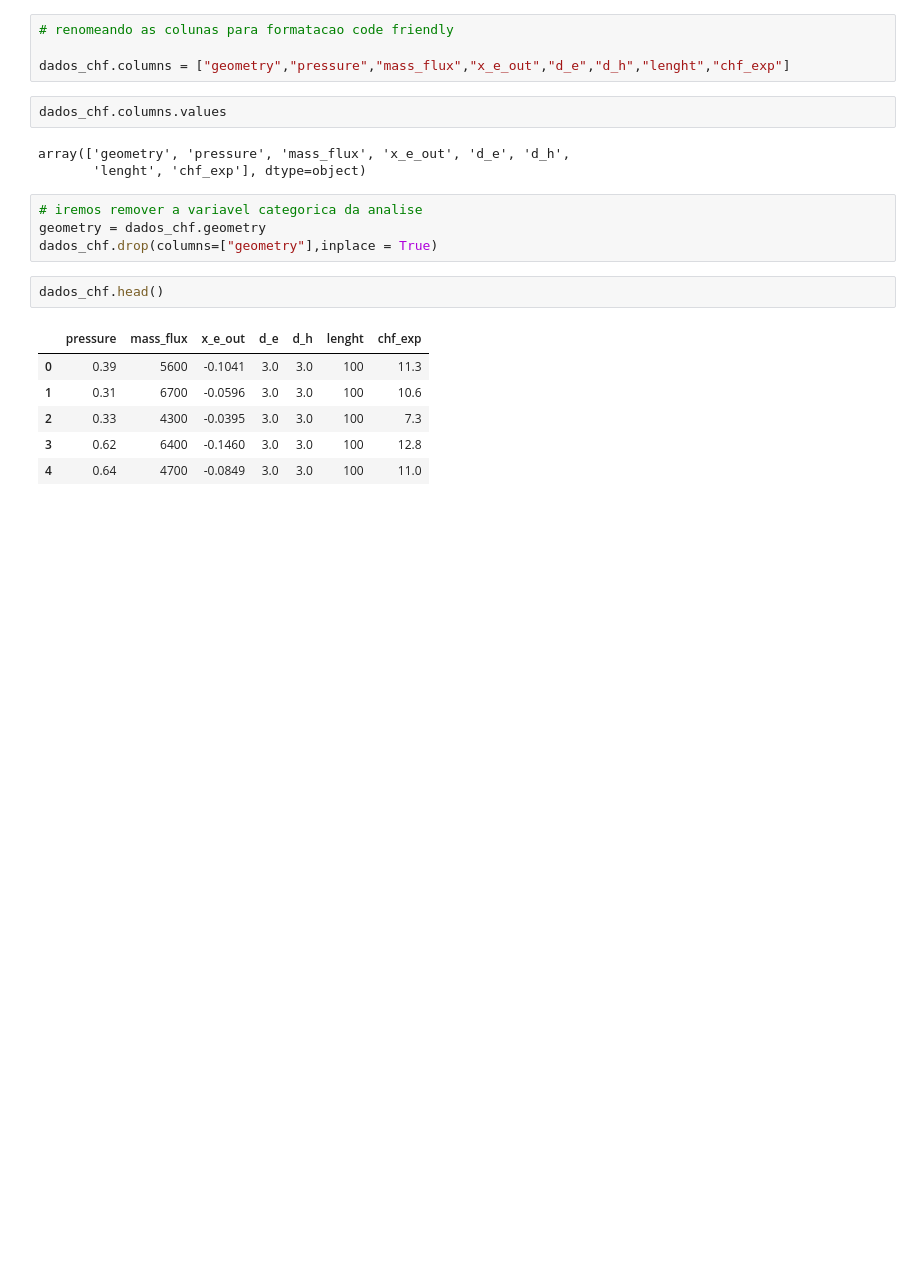
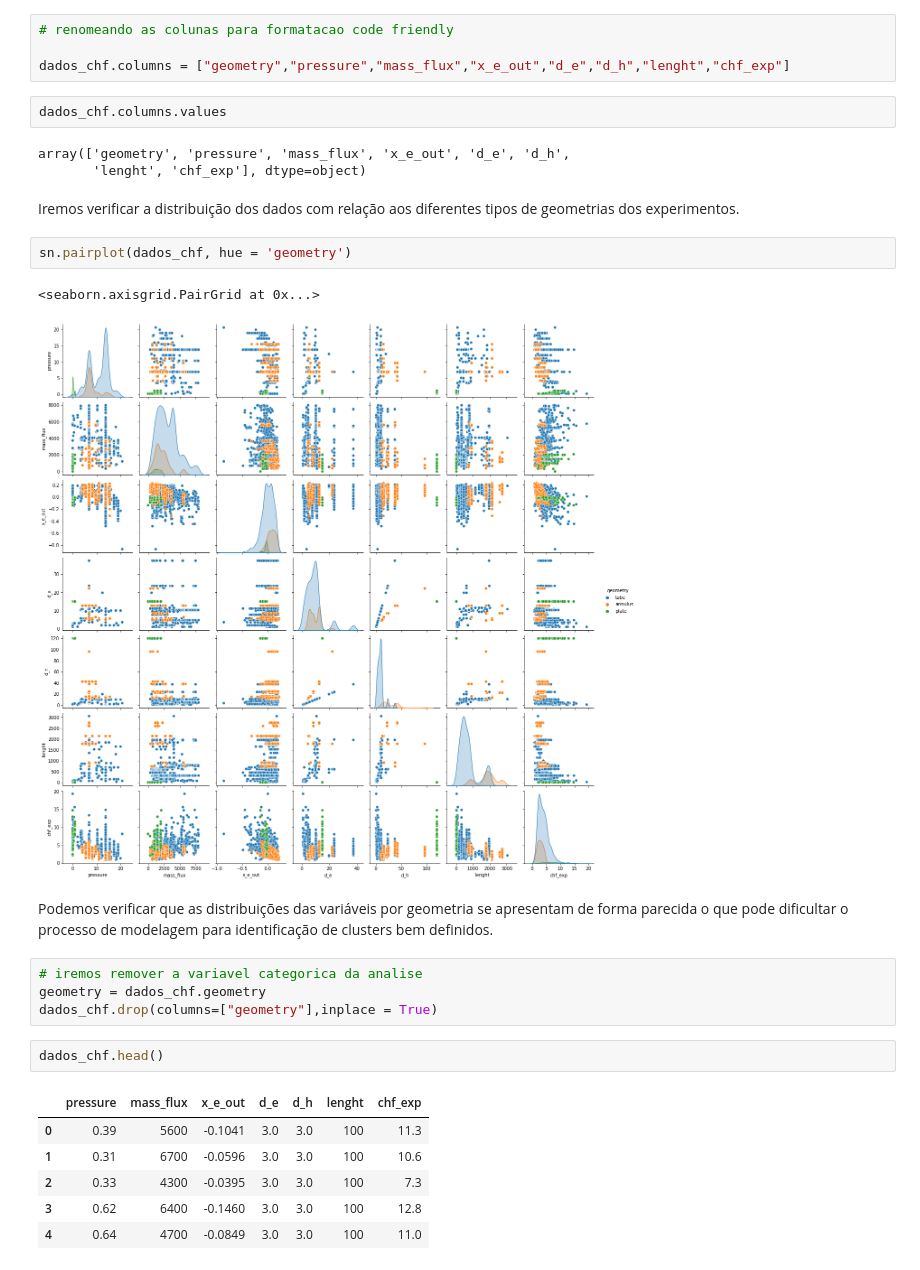
Before and after one commit to renan-estatistica/notebooksAulaRedesNeuraisInpe, a Jupyter notebook: Projeto_2_Redes_Para_Problemas_Não_Supervisionados.ipynb, the cells around one changed output. Cells and saved outputs as stored; diff of their text form; blank space fills up the shorter version.

```diff
--- a/Projeto_2_Redes_Para_Problemas_Não_Supervisionados.ipynb
+++ b/Projeto_2_Redes_Para_Problemas_Não_Supervisionados.ipynb
@@ -58,6 +277,15 @@ dados_chf.columns.values
 # %% [output]
 array(['geometry', 'pressure', 'mass_flux', 'x_e_out', 'd_e', 'd_h',
        'lenght', 'chf_exp'], dtype=object)
+# %% [markdown]
+Iremos verificar a distribuição dos dados com relação aos diferentes tipos de geometrias dos experimentos.
+# %%
+sn.pairplot(dados_chf, hue = 'geometry')
+# %% [output]
+<seaborn.axisgrid.PairGrid at 0x...>
+[figure, added]
+# %% [markdown]
+Podemos verificar que as distribuições das variáveis por geometria se apresentam de forma parecida o que pode dificultar o processo de modelagem para identificação de clusters bem definidos.
 # %%
 # iremos remover a variavel categorica da analise
 geometry = dados_chf.geometry
```
Also changed, not shown: parts of 104 cells of this notebook.
